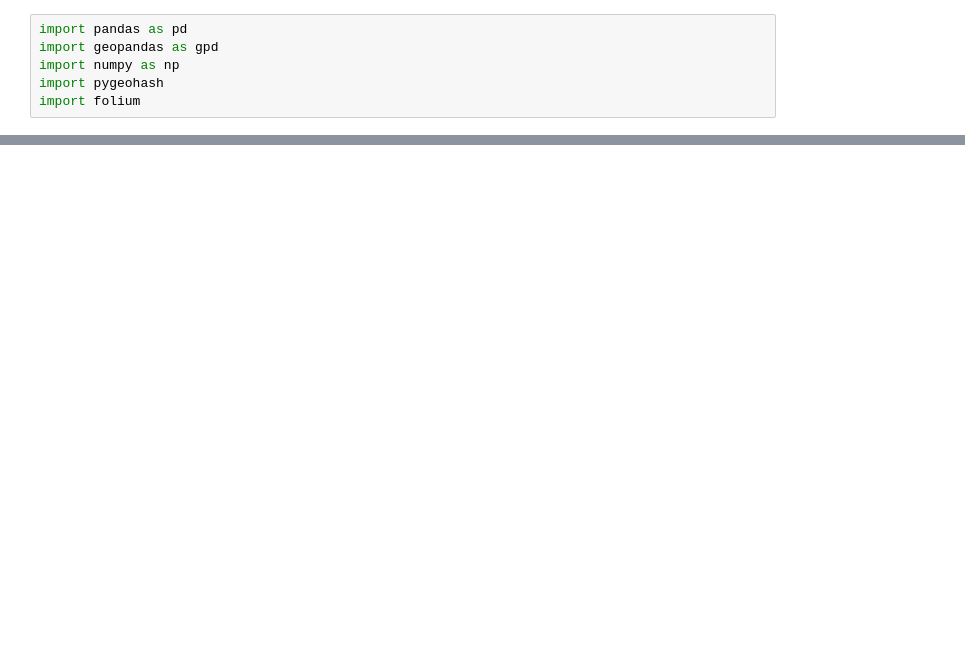
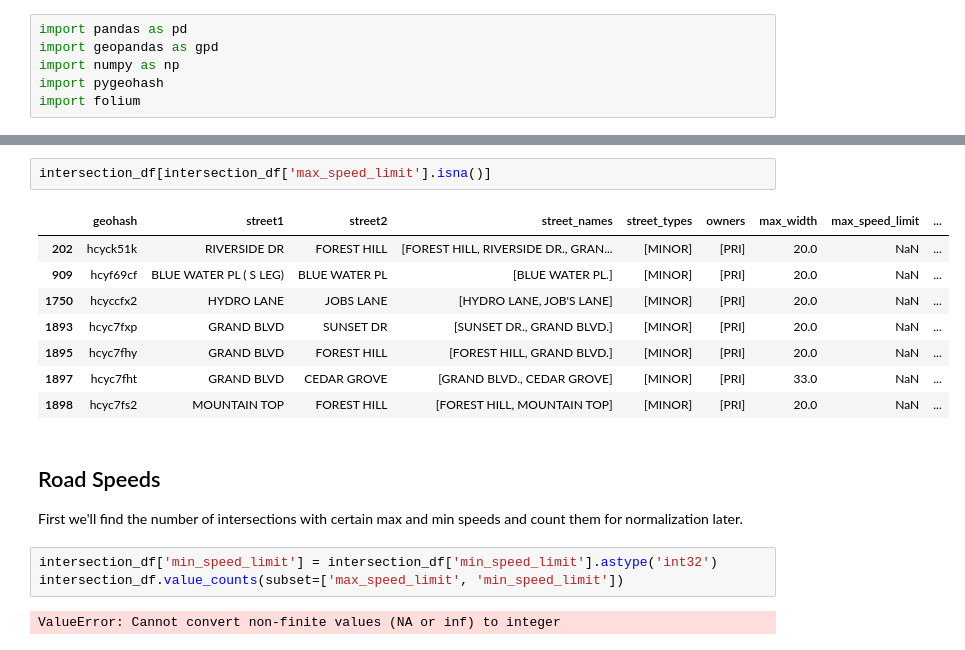
Before and after one commit to FutureProg/Burlington-Crash-Probability-2023, a Jupyter notebook: 2_analysis.ipynb, the cells around one changed output, grey strips where cells are left out. Cells and saved outputs as stored; diff of their text form; blank space fills up the shorter version.

```diff
--- a/2_analysis.ipynb
+++ b/2_analysis.ipynb
@@ -66,0 +17,19 @@ m
+# %%
+intersection_df[intersection_df['max_speed_limit'].isna()]
+# %% [output]
+|  | geohash | street1 | street2 | street_names | street_types | owners | max_width | max_speed_limit | ... |
+| 202 | hcyck51k | RIVERSIDE DR | FOREST HILL | [FOREST HILL, RIVERSIDE DR., GRAN... | [MINOR] | [PRI] | 20.0 | NaN | ... |
+| 909 | hcyf69cf | BLUE WATER PL ( S LEG) | BLUE WATER PL | [BLUE WATER PL.] | [MINOR] | [PRI] | 20.0 | NaN | ... |
+| 1750 | hcyccfx2 | HYDRO LANE | JOBS LANE | [HYDRO LANE, JOB'S LANE] | [MINOR] | [PRI] | 20.0 | NaN | ... |
+| 1893 | hcyc7fxp | GRAND BLVD | SUNSET DR | [SUNSET DR., GRAND BLVD.] | [MINOR] | [PRI] | 20.0 | NaN | ... |
+| 1895 | hcyc7fhy | GRAND BLVD | FOREST HILL | [FOREST HILL, GRAND BLVD.] | [MINOR] | [PRI] | 20.0 | NaN | ... |
+| 1897 | hcyc7fht | GRAND BLVD | CEDAR GROVE | [GRAND BLVD., CEDAR GROVE] | [MINOR] | [PRI] | 33.0 | NaN | ... |
+| 1898 | hcyc7fs2 | MOUNTAIN TOP | FOREST HILL | [FOREST HILL, MOUNTAIN TOP] | [MINOR] | [PRI] | 20.0 | NaN | ... |
+# %% [markdown]
+## Road Speeds
+First we'll find the number of intersections with certain max and min speeds and count them for normalization later.
+# %%
+intersection_df['min_speed_limit'] = intersection_df['min_speed_limit'].astype('int32')
+intersection_df.value_counts(subset=['max_speed_limit', 'min_speed_limit'])
+# %% [output]
+ValueError: Cannot convert non-finite values (NA or inf) to integer
```
Also changed, not shown: parts of 9 cells of this notebook, 3 other files.
